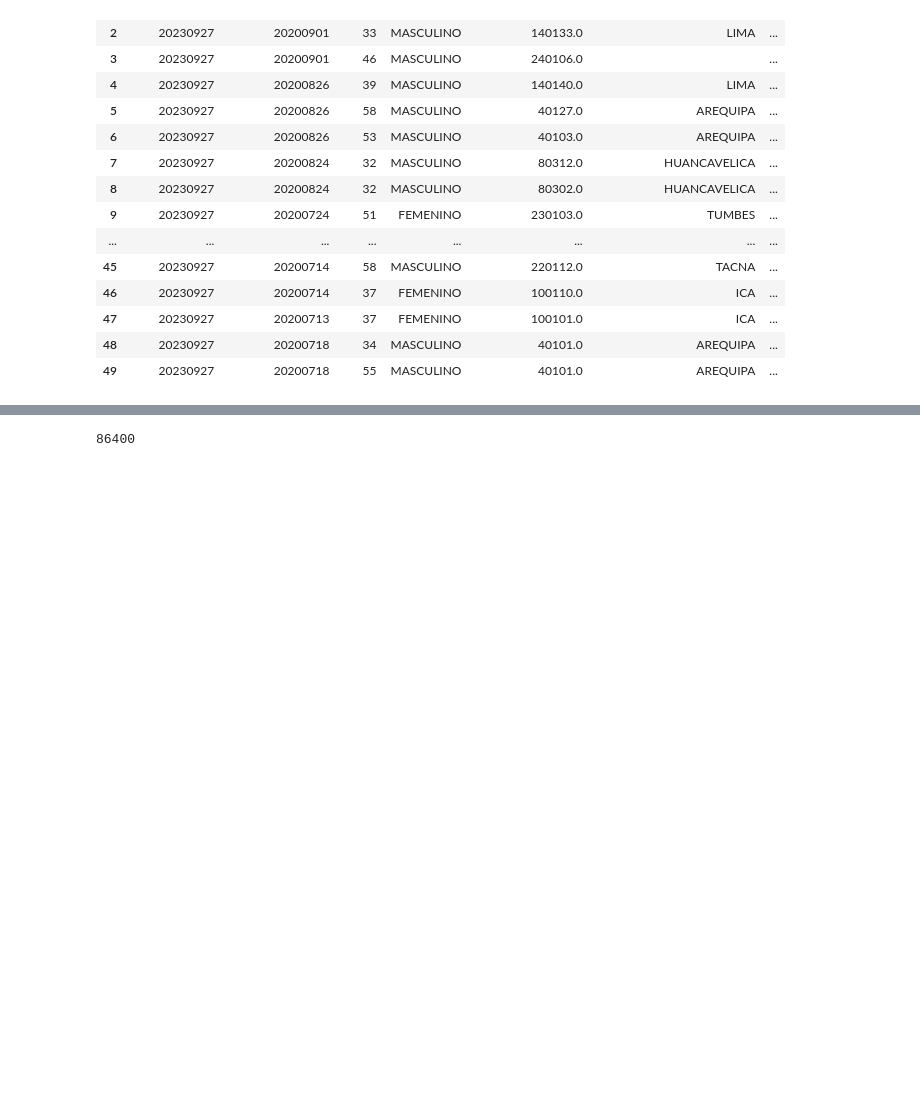
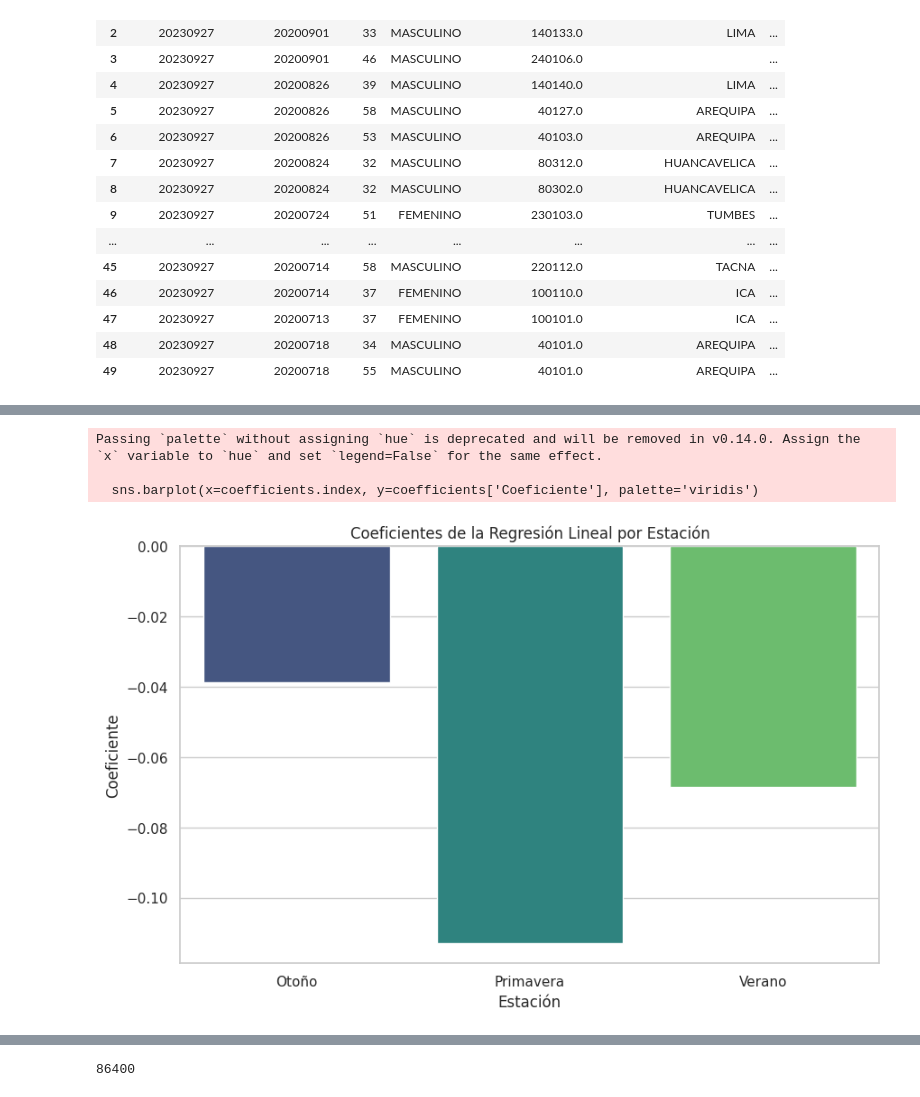
Before and after one commit to vincha4evr/SistInteligentes, a Jupyter notebook: SistInteligentes.ipynb, the cells around one changed output, grey strips where cells are left out. Cells and saved outputs as stored; diff of their text form; code cells hidden in the pictures; blank space fills up the shorter version.

```diff
--- a/SistInteligentes.ipynb
+++ b/SistInteligentes.ipynb
@@ -189,0 +261,20 @@ Por ejemplo, a continuación se muestra una <strong>celda de código</strong> co
+# %%
+# Mostrar cantidad de filas antes de eliminar
+print(f"Total de filas antes de eliminar: {df.shape[0]}")
+
+# Eliminar filas donde DEPARTAMENTO_PACIENTE es igual a 'NO DEFINIDO'
+df = df[df['DEPARTAMENTO_PACIENTE'] != '[NO DEFINIDO]']
+
+# Mostrar cantidad de filas después de eliminar
+print(f"Total de filas después de eliminar: {df.shape[0]}")
+
+# Verificar que se eliminaron correctamente
+print(df[df['DEPARTAMENTO_PACIENTE'] == '[NO DEFINIDO]'])
+
+df_ubigeo_paciente_null = df[df['DEPARTAMENTO_PACIENTE'] == 'CALLAO']
+
+# Mostrar algunas filas para verificar
+print(df_ubigeo_paciente_null.head(50))
+
+# Mostrar la cantidad de filas seleccionadas
+print(f"Total de filas con DEPARTAMENTO_PACIENTE igual a 'CALLAO': {df_ubigeo_paciente_null.shape[0]}")
@@ -189,0 +487,13 @@ Por ejemplo, a continuación se muestra una <strong>celda de código</strong> co
+# %%
+# Crear una gráfica de barras para visualizar los coeficientes de la regresión
+plt.figure(figsize=(10, 6))
+sns.barplot(x=coefficients.index, y=coefficients['Coeficiente'], palette='viridis')
+plt.title('Coeficientes de la Regresión Lineal por Estación')
+plt.xlabel('Estación')
+plt.ylabel('Coeficiente')
+plt.show()
+# %% [output]
+Passing `palette` without assigning `hue` is deprecated and will be removed in v0.14.0. Assign the `x` variable to `hue` and set `legend=False` for the same effect.
+
+  sns.barplot(x=coefficients.index, y=coefficients['Coeficiente'], palette='viridis')
+[figure, added]
```
Also changed, not shown: parts of 12 cells of this notebook.
